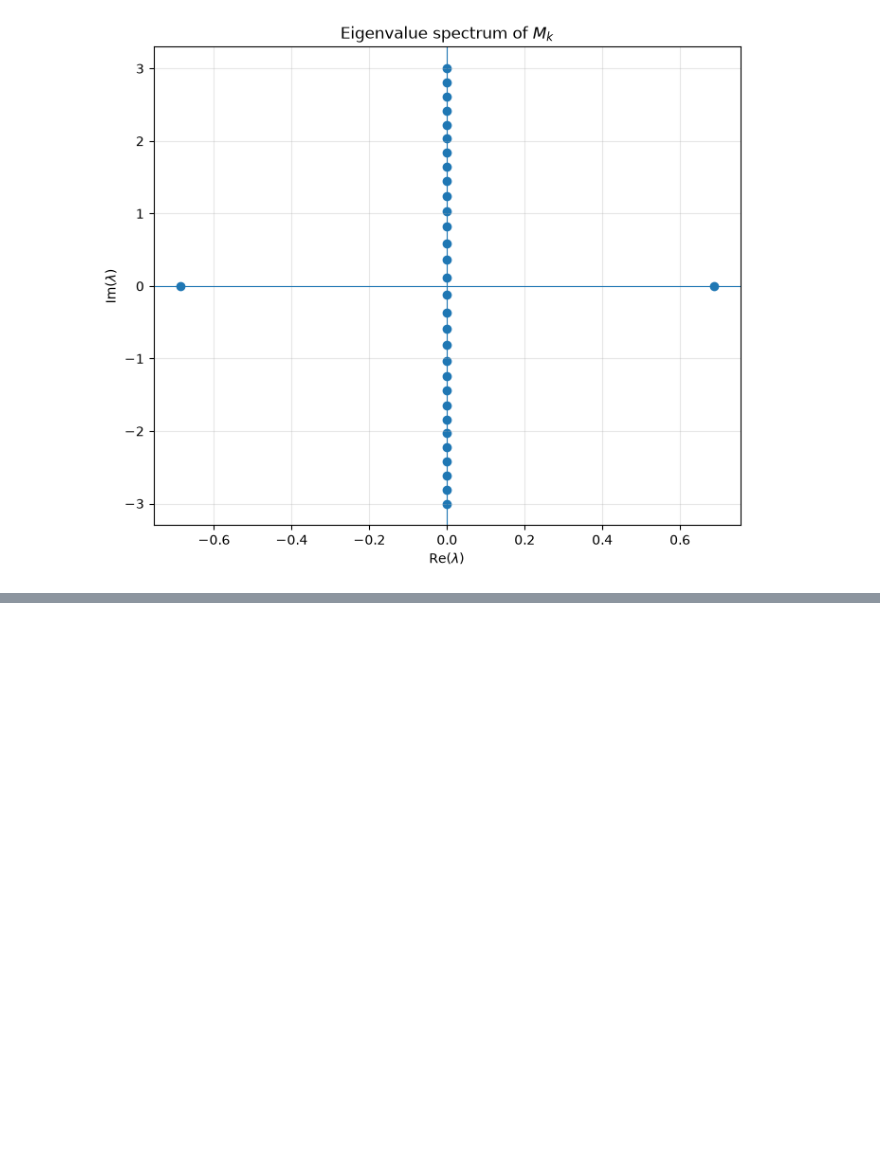
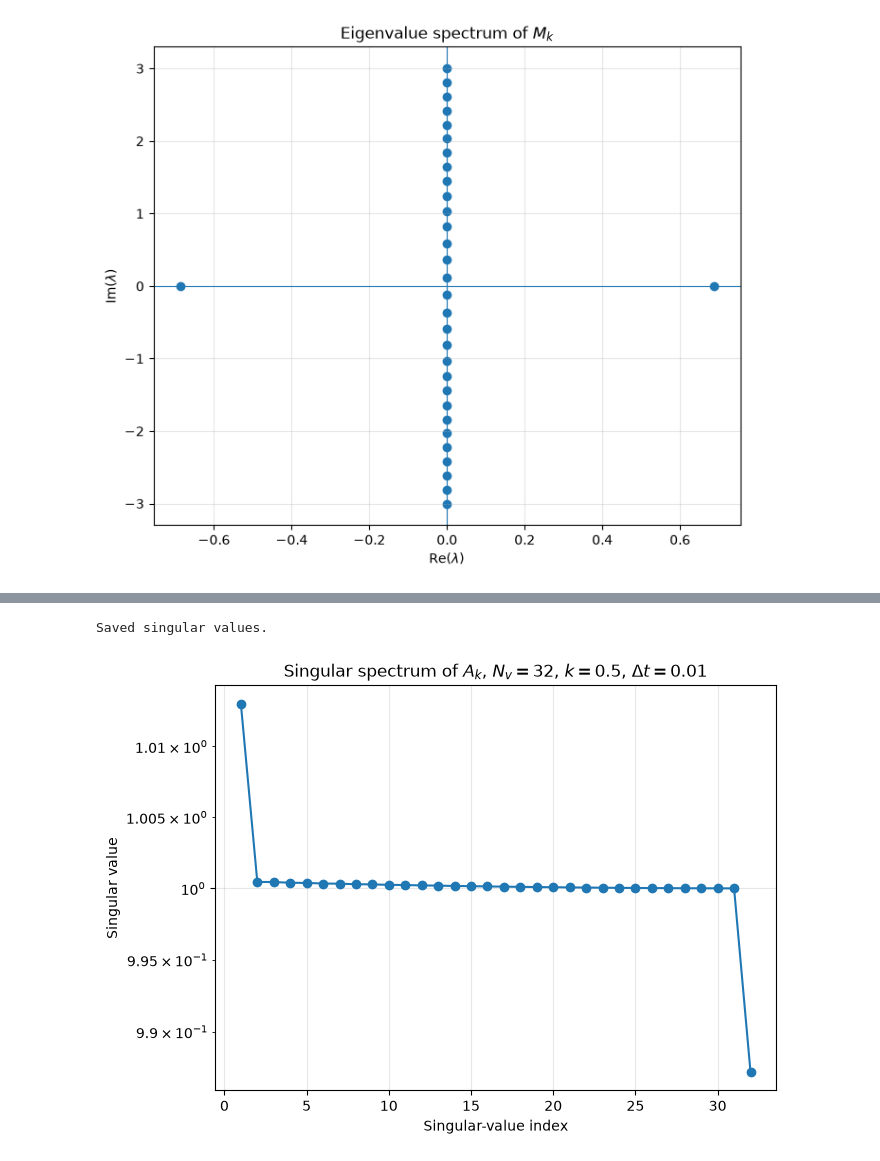
Before and after one commit to Tinashe2023/quantum-vlasov-poisson, a Jupyter notebook: notebooks/05_matrix_analysis.ipynb, the cells around one changed output, grey strips where cells are left out. Saved outputs shown, nothing was run; the diff lists cells and outputs as text; code cells hidden in the pictures; blank space fills up the shorter version.

```diff
--- a/notebooks/05_matrix_analysis.ipynb
+++ b/notebooks/05_matrix_analysis.ipynb
@@ -274,3 +291,17 @@ fig.savefig(
 plt.show()
 # %% [output]
 [figure]
+# %%
+# ---------------------------------------------------------
+# Construct implicit-Euler linear system
+# ---------------------------------------------------------
+
+dt = 0.01
+
+I = np.eye(Nv)
+
+A_k = I - dt * M_k
+
+print("dt          :", dt)
+print("A_k shape   :", A_k.shape)
+print("A_k dtype   :", A_k.dtype)
@@ -276,0 +348,55 @@ plt.show()
+# %%
+# ---------------------------------------------------------
+# Save singular values of A_k
+# ---------------------------------------------------------
+
+singular_data = np.column_stack([
+    np.arange(1, Nv + 1),
+    A_singular_values
+])
+
+np.savetxt(
+    TABLE_DIR / f"singular_values_A_Nv{Nv}_k0p5_dt{dt:g}.csv",
+    singular_data,
+    delimiter=",",
+    header="index,singular_value",
+    comments=""
+)
+
+print("Saved singular values.")
+# %% [output]
+Saved singular values.
+# %%
+# ---------------------------------------------------------
+# Singular-value spectrum of A_k
+# ---------------------------------------------------------
+
+fig, ax = plt.subplots(figsize=(7, 5))
+
+ax.semilogy(
+    np.arange(1, Nv + 1),
+    A_singular_values,
+    "o-"
+)
+
+ax.set_xlabel("Singular-value index")
+ax.set_ylabel("Singular value")
+ax.set_title(
+    rf"Singular spectrum of $A_k$, "
+    rf"$N_v={Nv}$, $k={k}$, $\Delta t={dt}$"
+)
+
+ax.grid(True, alpha=0.3)
+
+fig.tight_layout()
+
+fig.savefig(
+    FIGURE_DIR /
+    f"singular_values_A_Nv{Nv}_k0p5_dt{dt:g}.png",
+    dpi=300,
+    bbox_inches="tight"
+)
+
+plt.show()
+# %% [output]
+[figure, added]
```
Also changed, not shown: parts of 30 cells of this notebook, 1 other file.
